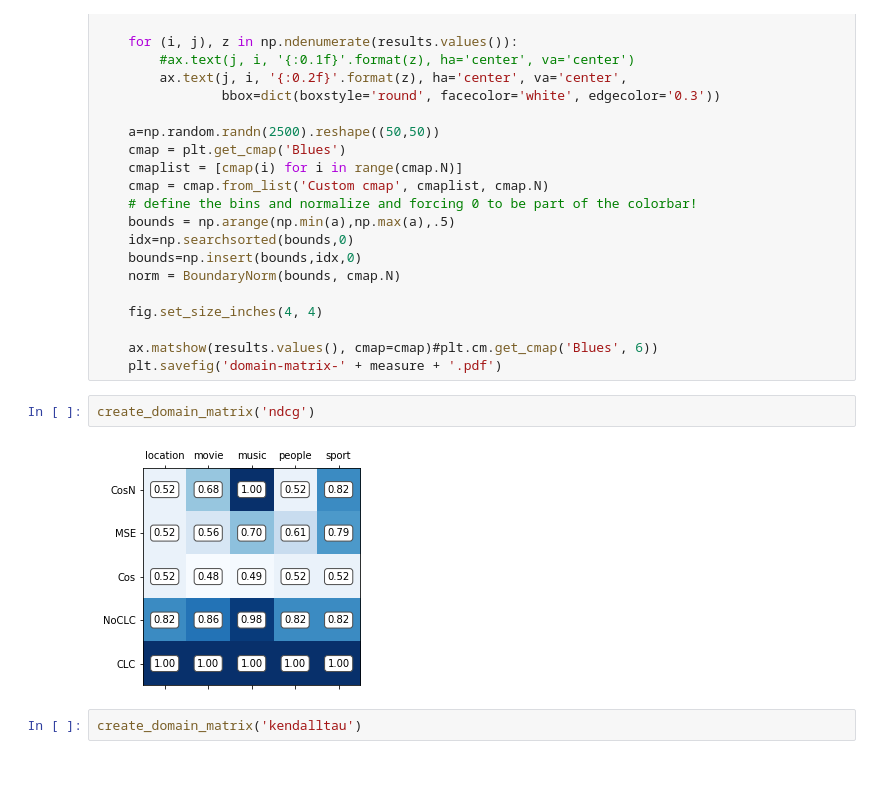
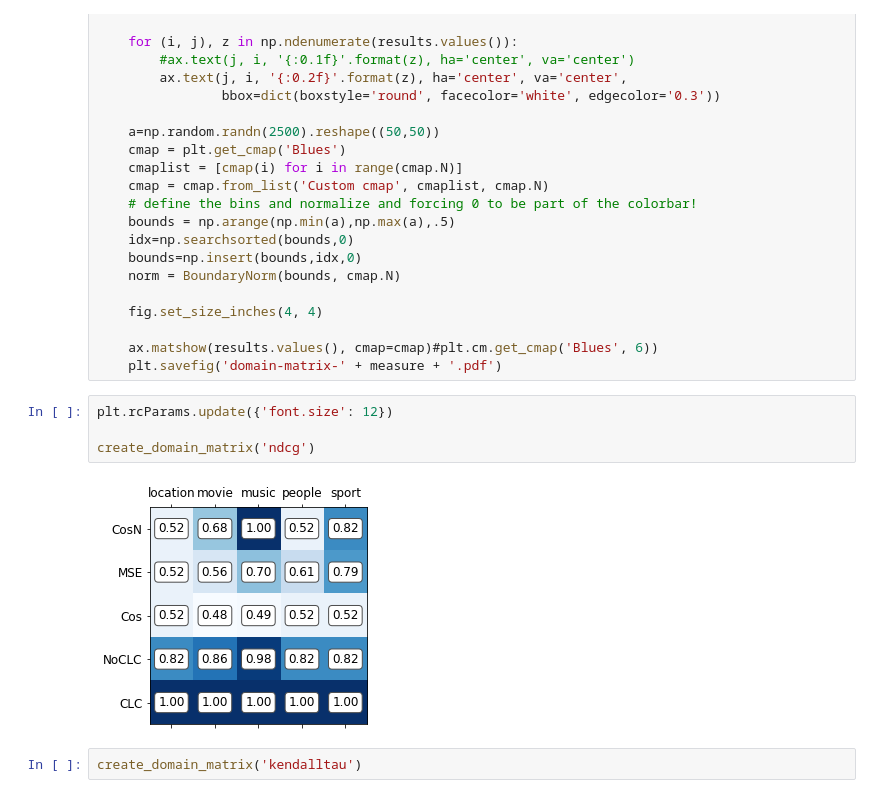
Before and after one commit to luciekaffee/metrics-label, a Jupyter notebook: graphs/Graphs.ipynb, the cells around one changed output. Saved outputs shown, nothing was run; the diff lists cells and outputs as text; blank space fills up the shorter version.

```diff
--- a/graphs/Graphs.ipynb
+++ b/graphs/Graphs.ipynb
@@ -505,10 +505,12 @@ def create_domain_matrix(measure):
 
     ax.matshow(results.values(), cmap=cmap)#plt.cm.get_cmap('Blues', 6))
     plt.savefig('domain-matrix-' + measure + '.pdf')
-# %%
-create_domain_matrix('ndcg')
-# %% [output]
-[figure, removed]
+# %%
+plt.rcParams.update({'font.size': 12})
+
+create_domain_matrix('ndcg')
+# %% [output]
+[figure, added]
 # %%
 create_domain_matrix('kendalltau')
 # %% [output]
```
Also changed, not shown: 8 other files.
